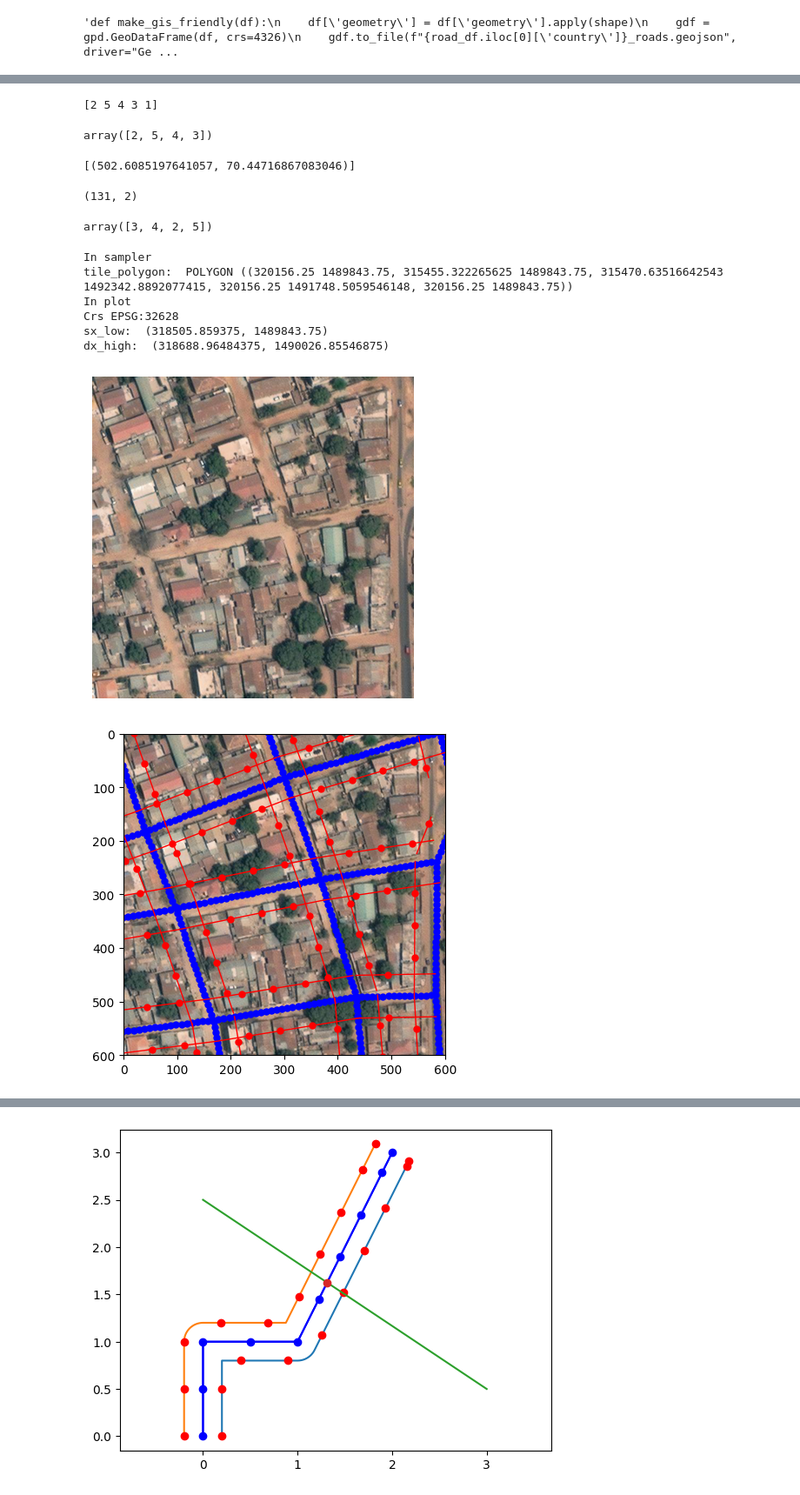
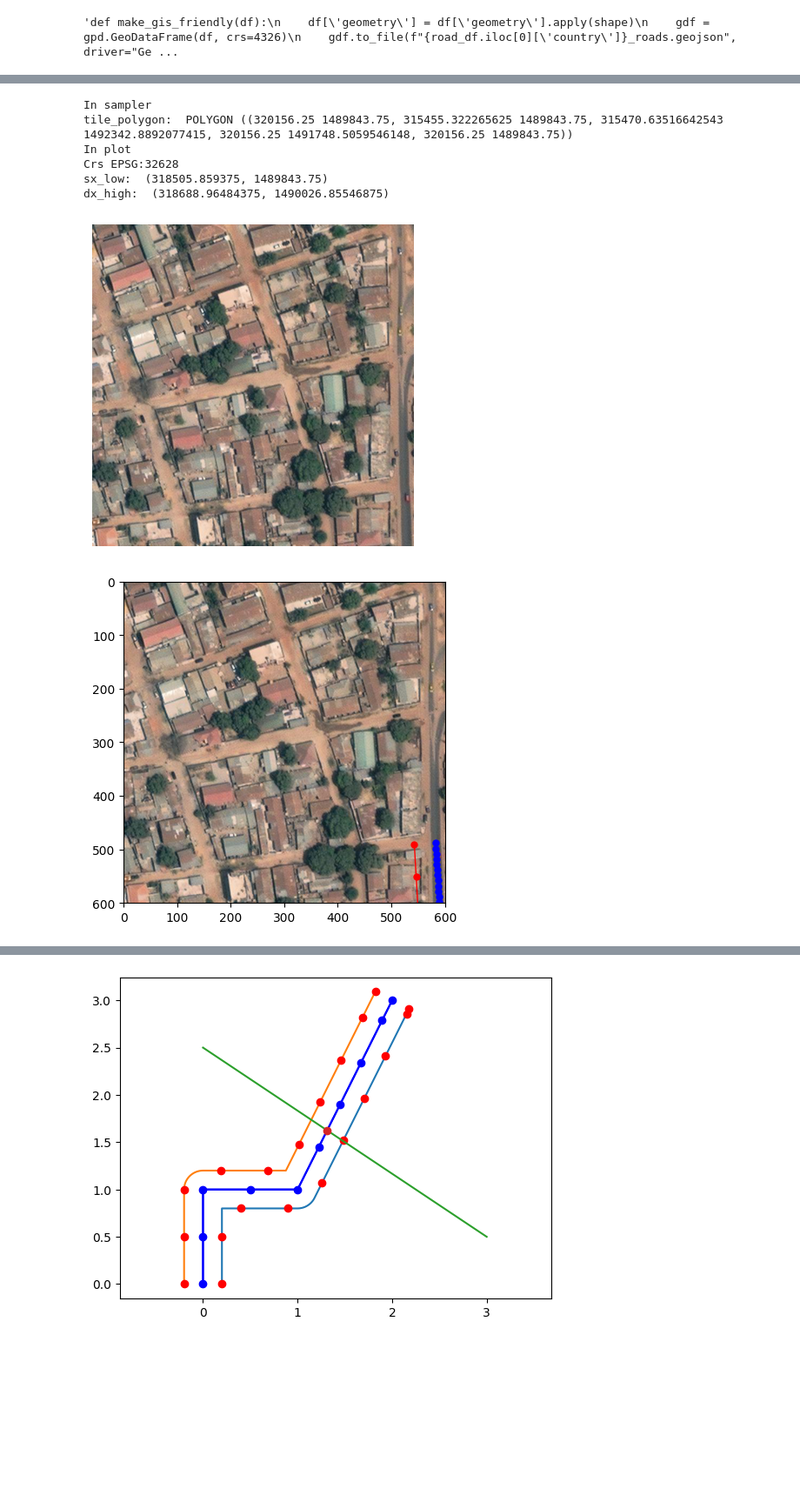
Before and after one commit to JacopoLungo/maxarSrc, a Jupyter notebook: creating_labels/MSRoads/roadSeg_try.ipynb, the cells around one changed output, grey strips where cells are left out. Shown at 87% size. Saved outputs shown, nothing was run; the diff lists cells and outputs as text; code cells hidden in the pictures; blank space fills up the shorter version.

Commit message:
buoni risultati con single road segmentation for every road

```diff
--- a/creating_labels/MSRoads/roadSeg_try.ipynb
+++ b/creating_labels/MSRoads/roadSeg_try.ipynb
@@ -175,33 +169,3 @@ def rmv_rnd_fraction(points, fraction_to_keep):
-# %%
-import numpy as np
-
-# Create an array
-arr = np.array([1, 2, 3, 4, 5])
-
-# Shuffle the array
-np.random.shuffle(arr)
-
-# Print the shuffled array
-print(arr)
-# %% [output]
-[2 5 4 3 1]
-# %%
-arr[:4]
-# %% [output]
-array([2, 5, 4, 3])
-# %%
-list(bg_pts[0].coords)
-# %% [output]
-[(502.6085197641057, 70.44716867083046)]
-# %%
-np.array([list(pt.coords[0]) for pt in bg_pts]).shape
-# %% [output]
-(131, 2)
-# %%
-a = np.array([1,2,3,4,5,6,7])
-rmv_rnd_fraction(a, 0.6)
-# %% [output]
-array([3, 4, 2, 5])
 # %%
 dataset_res = dataset.res
 
@@ -221,7 +185,7 @@ for batch in dataloader:
         plt.axis('off')
         plt.savefig('image2.png', bbox_inches='tight', pad_inches=0)
 
-        road_lines = rel_road_lines(queried_road_gdf_36628, query_bbox_poly, dataset_res)
+        road_lines = rel_road_lines(queried_road_gdf_36628, query_bbox_poly, dataset_res)[0]
         road_pts = line2points2(road_lines, road_point_dist)
 
         bg_lines = get_offset_lines(road_lines, offset_distance)
@@ -234,34 +198,34 @@ for batch in dataloader:
         fig, ax2 = dataset.plot(sample) #plot img
         plotLinestrings(road_lines, plt.gca(), color = 'b') #plt road
         plotPoints(road_pts, plt.gca(), color = 'b', markersize = 5)
         plotLinestrings(bg_lines, plt.gca(), color = 'r')
         plotPoints(bg_pts, plt.gca(), color = 'r', markersize = 5)
 
         np_roads_pts = np.array([list(pt.coords)[0] for pt in road_pts])
         #np_roads_pts = rmv_rnd_fraction(np_roads_pts, 0.5)
         np_road_labels = np.array([1]*np_roads_pts.shape[0])
 
         np_bg_pts = np.array([list(pt.coords)[0] for pt in bg_pts])
         #np_bg_pts = rmv_rnd_fraction(np_bg_pts, 0.5)
         np_bg_labels = np.array([0]*np_bg_pts.shape[0])
 
         pt_coords4Sam = np.concatenate((np_roads_pts, np_bg_pts))
         labels4Sam = np.concatenate((np_road_labels, np_bg_labels))
 
 
         ax2.set_xlim([0, sample_size])
         ax2.set_ylim([sample_size, 0])
 
         break
 # %% [output]
 In sampler
 tile_polygon:  POLYGON ((320156.25 1489843.75, 315455.322265625 1489843.75, 315470.63516642543 1492342.8892077415, 320156.25 1491748.5059546148, 320156.25 1489843.75))
 In plot
 Crs EPSG:32628
 sx_low:  (318505.859375, 1489843.75)
 dx_high:  (318688.96484375, 1490026.85546875)
 [figure]
-[figure, old version]
+[figure, new version]
 # %%
 from segment_anything import sam_model_registry, SamPredictor
 
```
Also changed, not shown: parts of 7 cells of this notebook.
